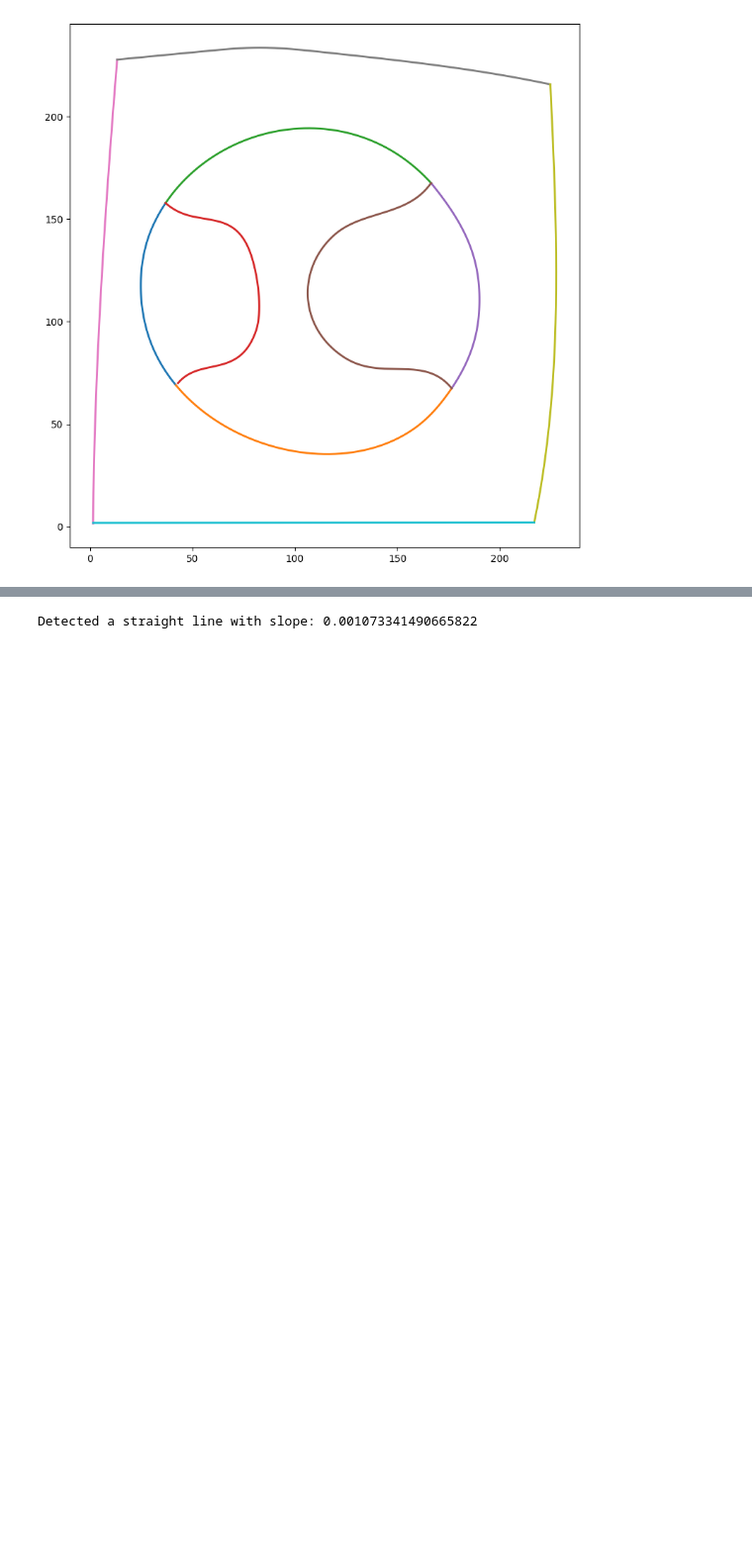
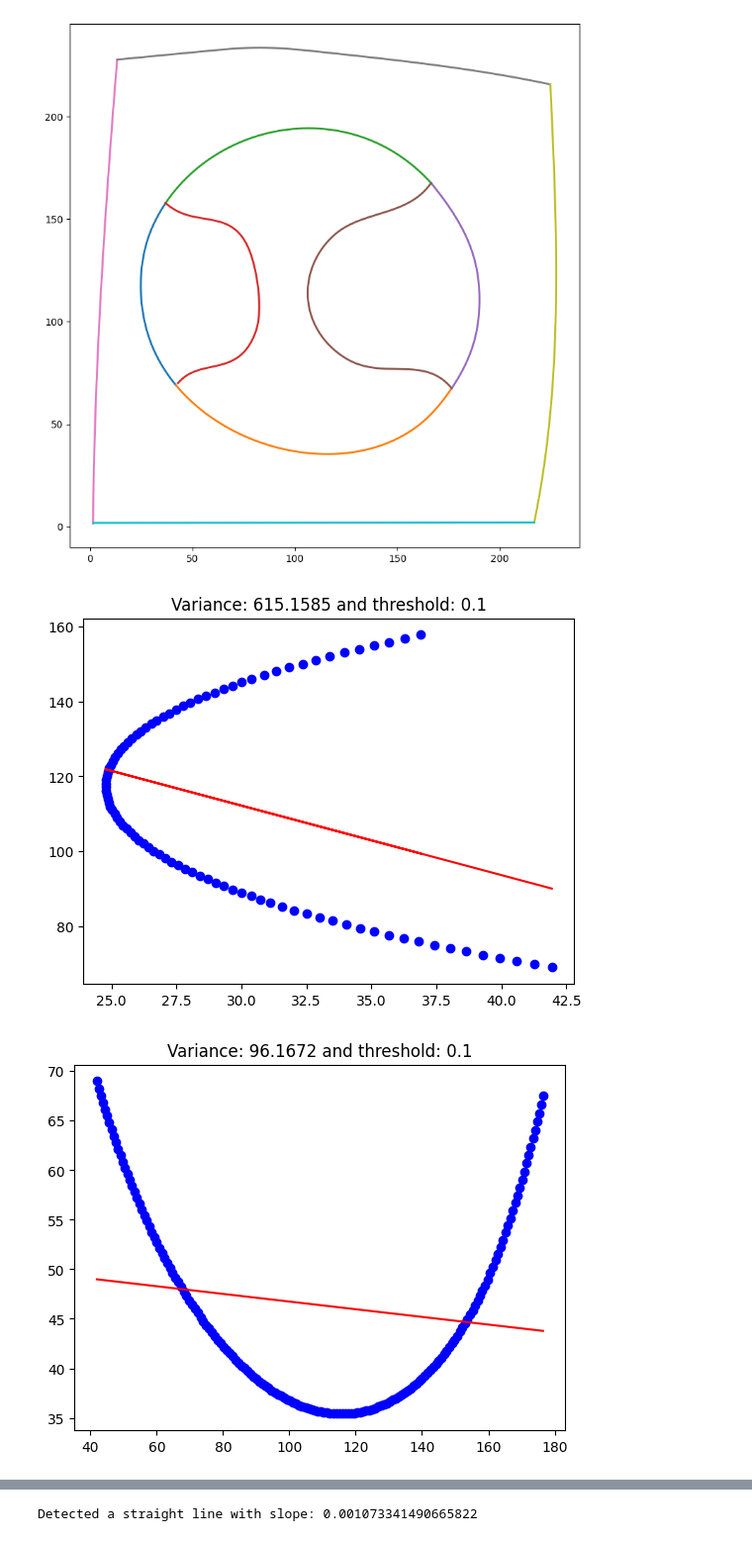
Before and after one commit to manushi1224/ADOBE_GEN_SOLVE, a Jupyter notebook: adobe_test/temp.ipynb, the cells around one changed output, grey strips where cells are left out. Shown: that part at 99% size. Saved outputs shown, nothing was run; the diff lists cells and outputs as text; code cells hidden in the pictures; blank space fills up the shorter version.

```diff
--- a/adobe_test/temp.ipynb
+++ b/adobe_test/temp.ipynb
@@ -34,26 +34,34 @@ plot(paths_XYs)
 # %%
 from sklearn.linear_model import LinearRegression
 import numpy as np
+import matplotlib.pyplot as plt
 
-
-def is_straight_line(XY, threshold=1e-1):  # Increased default threshold
+def is_straight_line(XY, threshold=1e-1, plot=False):
     X = XY[:, 0].reshape(-1, 1)
     y = XY[:, 1]
 
     model = LinearRegression()
     model.fit(X, y)
 
     y_pred = model.predict(X)
     residuals = y - y_pred
     variance = np.var(residuals)
 
+    if plot:
+        plt.scatter(X, y, color='blue')
+        plt.plot(X, y_pred, color='red')
+        plt.title(f"Variance: {variance:.4f} and threshold: {threshold}")
+        plt.show()
+
     return variance < threshold, model
 
 
 # Example usage
 for path in paths_XYs:
     for XY in path:
-        is_line, model = is_straight_line(XY)
+        is_line, model = is_straight_line(XY, plot=True)
         if is_line:
             print("Detected a straight line with slope:", model.coef_[0])
 # %% [output]
+[figure, added]
+[figure, added]
```
Also changed, not shown: parts of 5 cells of this notebook, 5 other files.
